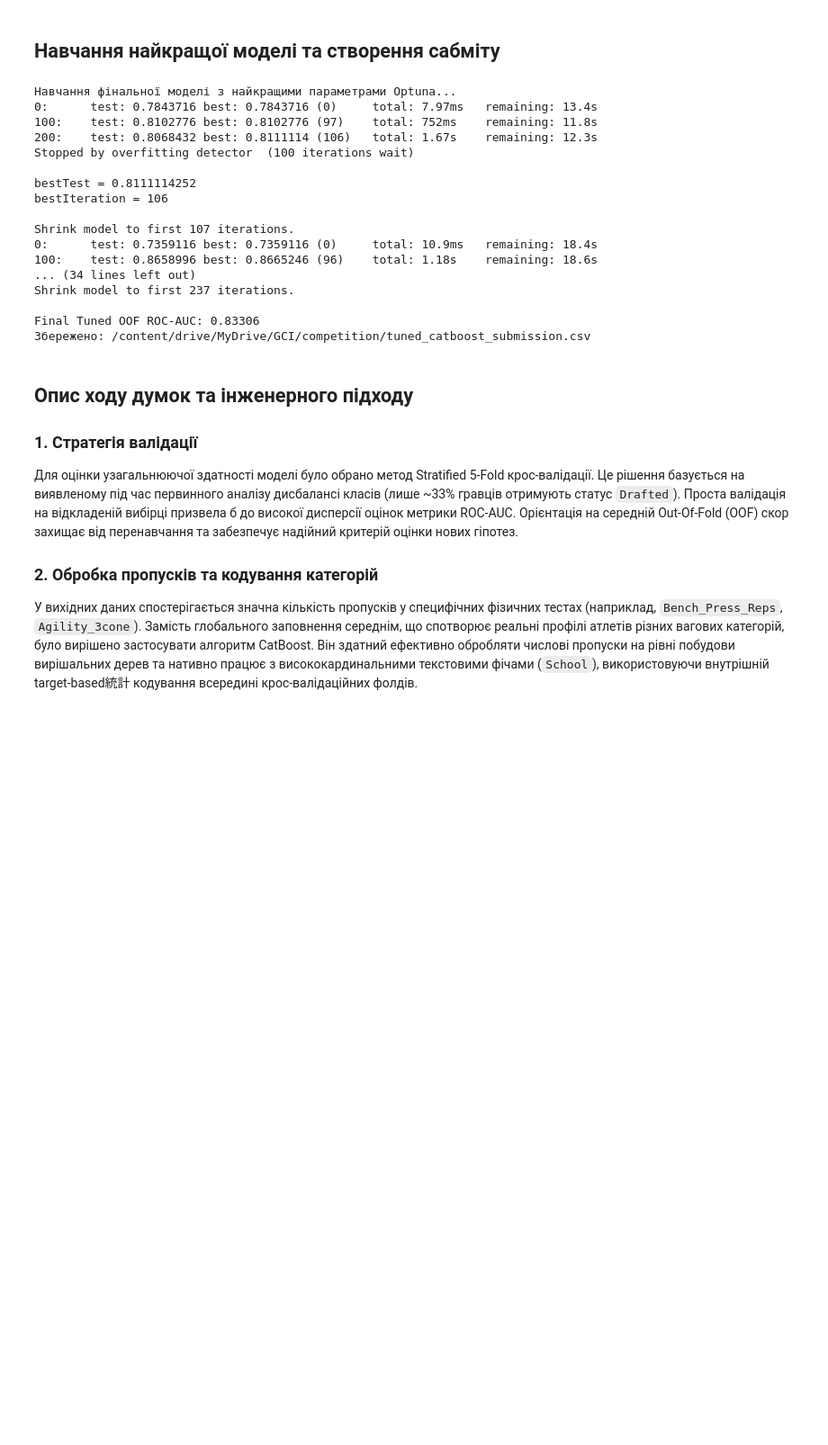
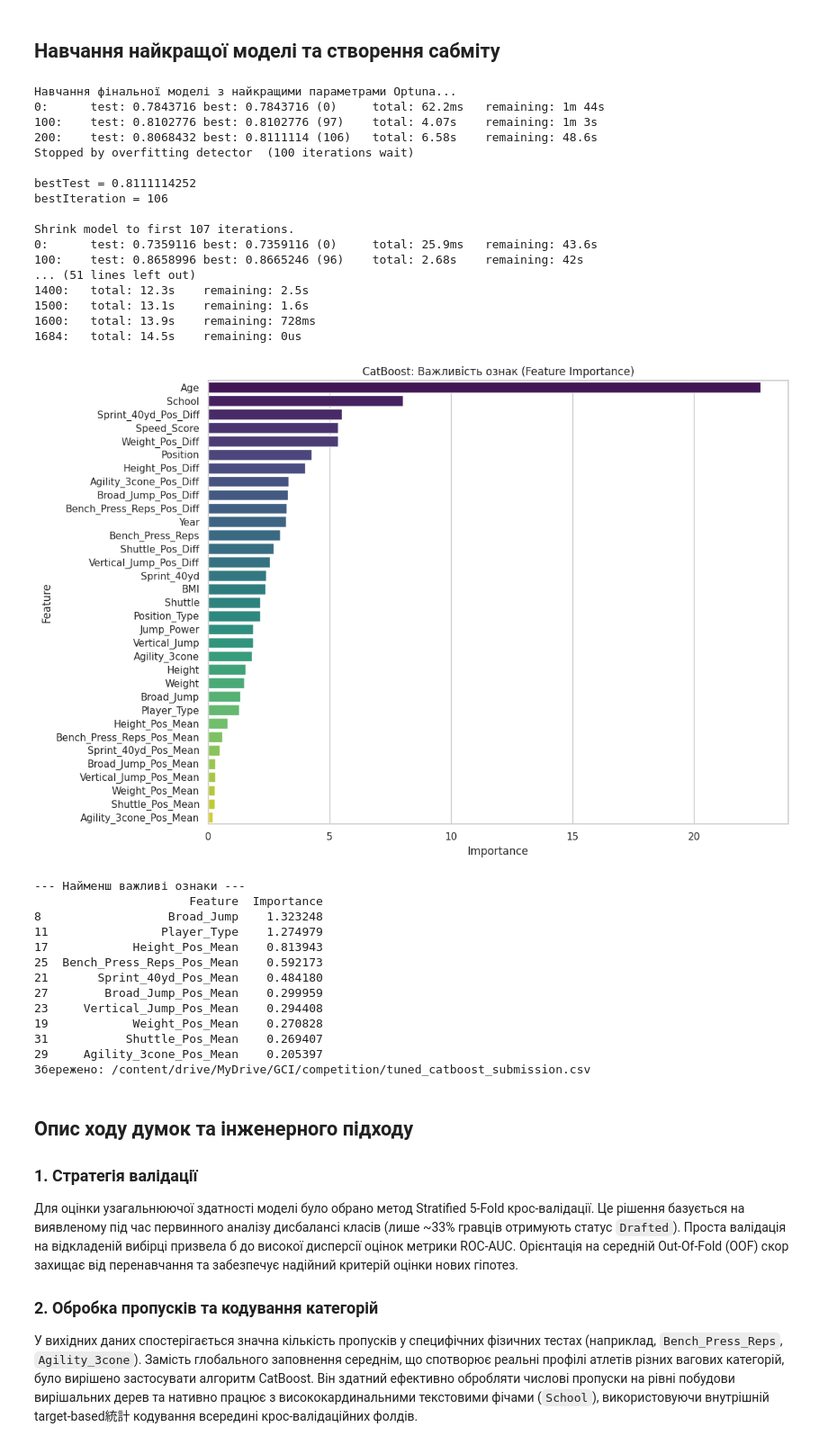
Before and after one commit to catdlia/-, a Jupyter notebook: experimental.ipynb, the cells around one changed output. Shown at 90% size. Drawn from its saved outputs; the diff is of its cells as text; code cells hidden in the pictures; blank space fills up the shorter version.

Commit message:
tested for feature importance

```diff
--- a/experimental.ipynb
+++ b/experimental.ipynb
@@ -229,43 +229,83 @@ for fold, (train_idx, valid_idx) in enumerate(skf.split(X_train, y)):
     X_tr, y_tr = X_train.iloc[train_idx], y.iloc[train_idx]
     X_va, y_va = X_train.iloc[valid_idx], y.iloc[valid_idx]
 
     train_pool = Pool(X_tr, y_tr, cat_features=cat_features)
     valid_pool = Pool(X_va, y_va, cat_features=cat_features)
 
     model = CatBoostClassifier(**best_params)
     model.fit(train_pool, eval_set=valid_pool, early_stopping_rounds=100)
 
     oof_preds[valid_idx] = model.predict_proba(X_va)[:, 1]
     test_preds += model.predict_proba(X_test)[:, 1] / 5
 
 final_cv_auc = roc_auc_score(y, oof_preds)
 print(f"\nFinal Tuned OOF ROC-AUC: {final_cv_auc:.5f}")
 
+# Дослідження важливості ознак (Feature Importance)
+# Навчаємо модель на всіх доступних даних (трейні) з найкращими параметрами
+final_pool = Pool(X_train, y, cat_features=cat_features)
+final_model = CatBoostClassifier(**best_params)
+final_model.fit(final_pool)
+
+# Отримуємо значення важливості
+feature_importances = final_model.get_feature_importance(final_pool)
+
+# Створюємо зручний датафрейм для аналітики
+importance_df = pd.DataFrame({
+    'Feature': X_train.columns,
+    'Importance': feature_importances
+}).sort_values(by='Importance', ascending=False)
+
+# Візуалізуємо
+plt.figure(figsize=(12, 8))
+sns.barplot(x='Importance', y='Feature', data=importance_df, palette='viridis')
+plt.title('CatBoost: Важливість ознак (Feature Importance)')
+plt.tight_layout()
+plt.show()
+
+# Виводимо найменш важливі ознаки (кандидати на видалення)
+print("\n--- Найменш важливі ознаки ---")
+print(importance_df.tail(10))
+
 # Сабміт
 submission = sample_sub.copy()
 submission['Drafted'] = test_preds
 
 OUTPUT_PATH = DATA_DIR / 'tuned_catboost_submission.csv'
 submission.to_csv(OUTPUT_PATH, index=False)
 print(f"Збережено: {OUTPUT_PATH.resolve()}")
 # %% [output]
 Навчання фінальної моделі з найкращими параметрами Optuna...
-0:      test: 0.7843716 best: 0.7843716 (0)     total: 7.97ms   remaining: 13.4s
-100:    test: 0.8102776 best: 0.8102776 (97)    total: 752ms    remaining: 11.8s
-200:    test: 0.8068432 best: 0.8111114 (106)   total: 1.67s    remaining: 12.3s
+0:      test: 0.7843716 best: 0.7843716 (0)     total: 62.2ms   remaining: 1m 44s
+100:    test: 0.8102776 best: 0.8102776 (97)    total: 4.07s    remaining: 1m 3s
+200:    test: 0.8068432 best: 0.8111114 (106)   total: 6.58s    remaining: 48.6s
 Stopped by overfitting detector  (100 iterations wait)
 
 bestTest = 0.8111114252
 bestIteration = 106
 
 Shrink model to first 107 iterations.
-0:      test: 0.7359116 best: 0.7359116 (0)     total: 10.9ms   remaining: 18.4s
-100:    test: 0.8658996 best: 0.8665246 (96)    total: 1.18s    remaining: 18.6s
-... (34 lines left out)
-Shrink model to first 237 iterations.
-
-Final Tuned OOF ROC-AUC: 0.83306
-Збережено: /content/drive/MyDrive/GCI/competition/tuned_catboost_submission.csv
+0:      test: 0.7359116 best: 0.7359116 (0)     total: 25.9ms   remaining: 43.6s
+100:    test: 0.8658996 best: 0.8665246 (96)    total: 2.68s    remaining: 42s
+... (51 lines left out)
+1400:   total: 12.3s    remaining: 2.5s
+1500:   total: 13.1s    remaining: 1.6s
+1600:   total: 13.9s    remaining: 728ms
+1684:   total: 14.5s    remaining: 0us
+[figure, added]
+--- Найменш важливі ознаки ---
+                      Feature  Importance
+8                  Broad_Jump    1.323248
+11                Player_Type    1.274979
+17            Height_Pos_Mean    0.813943
+25  Bench_Press_Reps_Pos_Mean    0.592173
+21       Sprint_40yd_Pos_Mean    0.484180
+27        Broad_Jump_Pos_Mean    0.299959
+23     Vertical_Jump_Pos_Mean    0.294408
+19            Weight_Pos_Mean    0.270828
+31           Shuttle_Pos_Mean    0.269407
+29     Agility_3cone_Pos_Mean    0.205397
+Збережено: /content/drive/MyDrive/GCI/competition/tuned_catboost_submission.csv
 # %% [markdown]
 ## Опис ходу думок та інженерного підходу
 
```
